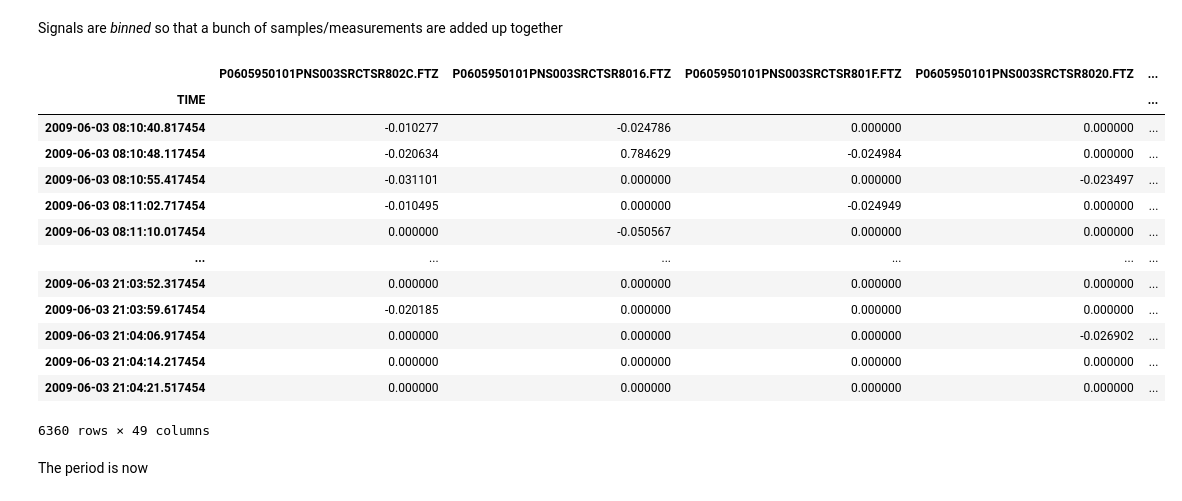
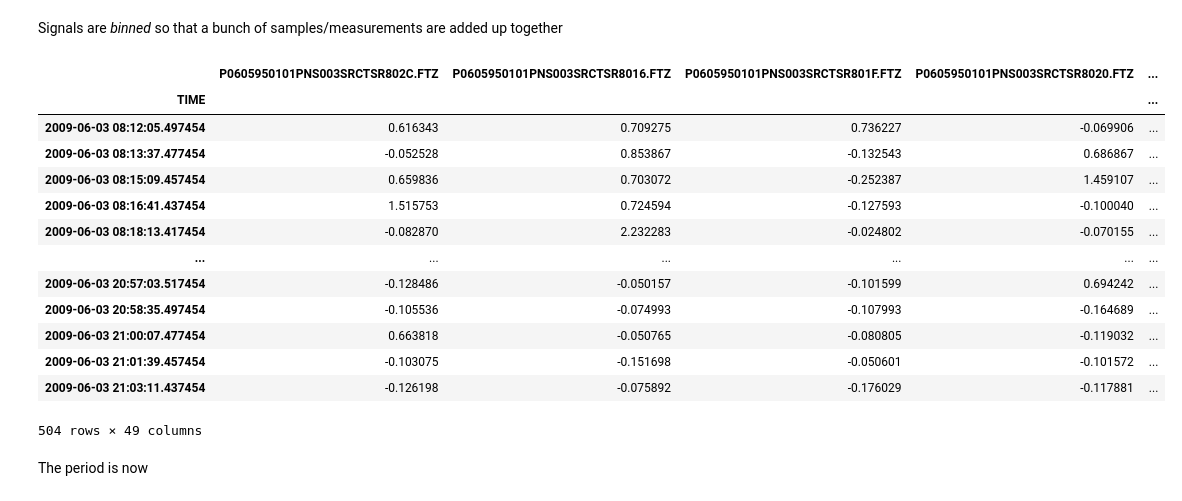
Before and after one commit to manuvazquez/VAEonXMM, a Jupyter notebook: experiments/pack_real_data.ipynb, the cells around one changed output. Saved outputs shown, nothing was run; the diff lists cells and outputs as text; code cells hidden in the pictures.

```diff
--- a/experiments/pack_real_data.ipynb
+++ b/experiments/pack_real_data.ipynb
@@ -76,25 +76,25 @@ Timedelta('0 days 00:00:01.460000')
 # %% [markdown]
 Signals are *binned* so that a bunch of samples/measurements are added up together
 # %%
-# bin_size = 63
-bin_size = 5
+bin_size = 63
+# bin_size = 5
 binned_df = trapallada.xsa.util.bin_fits_df(df, bin_size=bin_size)
 binned_df
 # %% [output]
 |  | P0605950101PNS003SRCTSR802C.FTZ | P0605950101PNS003SRCTSR8016.FTZ | P0605950101PNS003SRCTSR801F.FTZ | P0605950101PNS003SRCTSR8020.FTZ | ... |
 | TIME |  |  |  |  | ... |
-| 2009-06-03 08:10:40.817454 | -0.010277 | -0.024786 | 0.000000 | 0.000000 | ... |
-| 2009-06-03 08:10:48.117454 | -0.020634 | 0.784629 | -0.024984 | 0.000000 | ... |
-| 2009-06-03 08:10:55.417454 | -0.031101 | 0.000000 | 0.000000 | -0.023497 | ... |
-| 2009-06-03 08:11:02.717454 | -0.010495 | 0.000000 | -0.024949 | 0.000000 | ... |
-| 2009-06-03 08:11:10.017454 | 0.000000 | -0.050567 | 0.000000 | 0.000000 | ... |
+| 2009-06-03 08:12:05.497454 | 0.616343 | 0.709275 | 0.736227 | -0.069906 | ... |
+| 2009-06-03 08:13:37.477454 | -0.052528 | 0.853867 | -0.132543 | 0.686867 | ... |
+| 2009-06-03 08:15:09.457454 | 0.659836 | 0.703072 | -0.252387 | 1.459107 | ... |
+| 2009-06-03 08:16:41.437454 | 1.515753 | 0.724594 | -0.127593 | -0.100040 | ... |
+| 2009-06-03 08:18:13.417454 | -0.082870 | 2.232283 | -0.024802 | -0.070155 | ... |
 | ... | ... | ... | ... | ... | ... |
-| 2009-06-03 21:03:52.317454 | 0.000000 | 0.000000 | 0.000000 | 0.000000 | ... |
-| 2009-06-03 21:03:59.617454 | -0.020185 | 0.000000 | 0.000000 | 0.000000 | ... |
-| 2009-06-03 21:04:06.917454 | 0.000000 | 0.000000 | 0.000000 | -0.026902 | ... |
-| 2009-06-03 21:04:14.217454 | 0.000000 | 0.000000 | 0.000000 | 0.000000 | ... |
-| 2009-06-03 21:04:21.517454 | 0.000000 | 0.000000 | 0.000000 | 0.000000 | ... |
+| 2009-06-03 20:57:03.517454 | -0.128486 | -0.050157 | -0.101599 | 0.694242 | ... |
+| 2009-06-03 20:58:35.497454 | -0.105536 | -0.074993 | -0.107993 | -0.164689 | ... |
+| 2009-06-03 21:00:07.477454 | 0.663818 | -0.050765 | -0.080805 | -0.119032 | ... |
+| 2009-06-03 21:01:39.457454 | -0.103075 | -0.151698 | -0.050601 | -0.101572 | ... |
+| 2009-06-03 21:03:11.437454 | -0.126198 | -0.075892 | -0.176029 | -0.117881 | ... |
-6360 rows × 49 columns
+504 rows × 49 columns
 # %% [markdown]
 The period is now
 # %%
```
Also changed, not shown: parts of 21 cells of this notebook, 7 other files.
